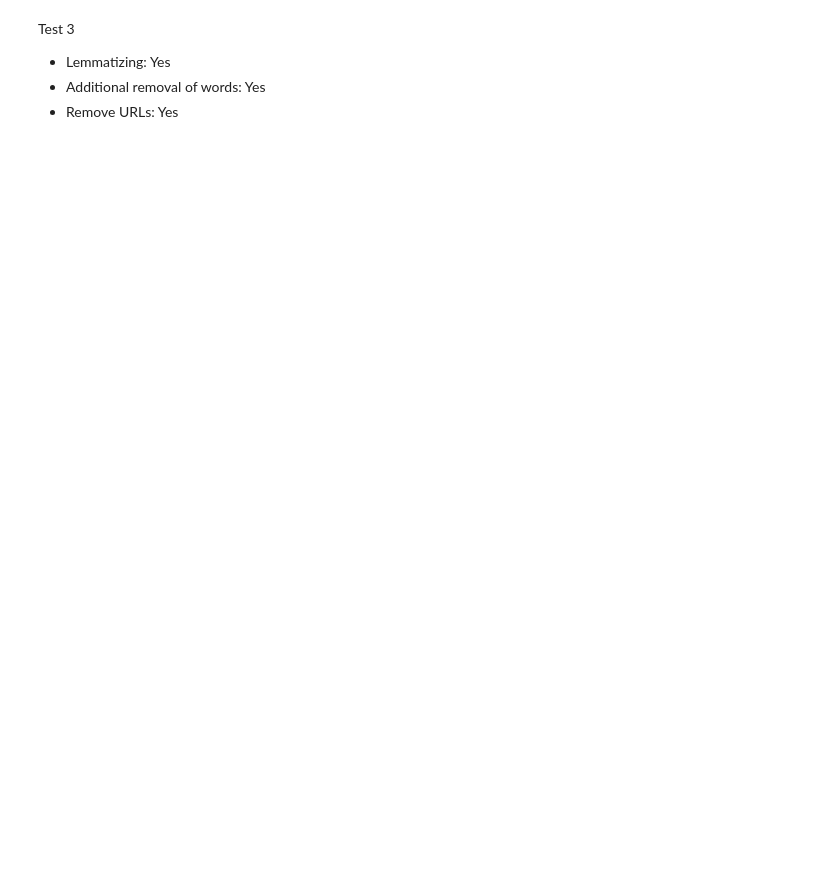
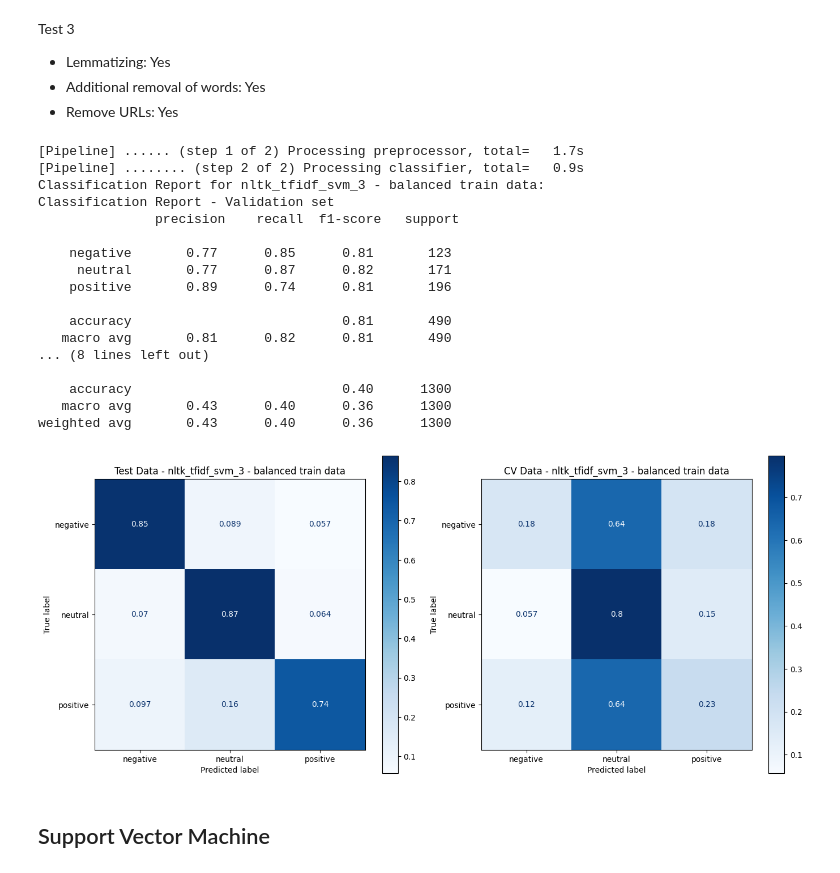
Before and after one commit to NiklasSeitherDHBW/NLP-CrowdFlow, a Jupyter notebook: src/nltk_tfidf_rdf.ipynb, the cells around one changed output. Drawn from its saved outputs; the diff is of its cells as text; code cells hidden in the pictures; blank space fills up the shorter version.

```diff
--- a/src/nltk_tfidf_rdf.ipynb
+++ b/src/nltk_tfidf_rdf.ipynb
@@ -113,3 +115,22 @@ Test 3
 - Lemmatizing: Yes
 - Additional removal of words: Yes
 - Remove URLs: Yes
+# %%
+nltk_tfidf_rf_3 = utils.CustomPipeline(
+    df,
+    config.FEATURES,
+    config.TARGET,
+    df_cv = df_cv,
+    steps=[
+        ("preprocessor", ColumnTransformer(
+             transformers=[
+                (f'nltk_{feature}', Pipeline([
+                ('compound_splitter', utils.CompoundWordSplitter()),
+                ('tokenizer', utils.NLTKTokenizer(extra_stop_words=False, lemmatize=True, remove_urls=True)),
+                ('tfidf', TfidfVectorizer())
+            ]), feature) for feature in config.FEATURES]
+        )),
+        ("classifier", RandomForestClassifier(random_state=config.RANDOM_STATE))
+    ],
+    model_name="nltk_tfidf_svm_3"
+)
@@ -115,0 +140,24 @@ Test 3
+# %%
+nltk_tfidf_rf_3.fit(True)
+nltk_tfidf_rf_3.evaluate(True)
+# %% [output]
+[Pipeline] ...... (step 1 of 2) Processing preprocessor, total=   1.7s
+[Pipeline] ........ (step 2 of 2) Processing classifier, total=   0.9s
+Classification Report for nltk_tfidf_svm_3 - balanced train data:
+Classification Report - Validation set
+               precision    recall  f1-score   support
+
+    negative       0.77      0.85      0.81       123
+     neutral       0.77      0.87      0.82       171
+    positive       0.89      0.74      0.81       196
+
+    accuracy                           0.81       490
+   macro avg       0.81      0.82      0.81       490
+... (8 lines left out)
+
+    accuracy                           0.40      1300
+   macro avg       0.43      0.40      0.36      1300
+weighted avg       0.43      0.40      0.36      1300
+[figure, added]
+# %% [markdown]
+## Support Vector Machine
```
Also changed, not shown: parts of 18 cells of this notebook, 2 other files.
